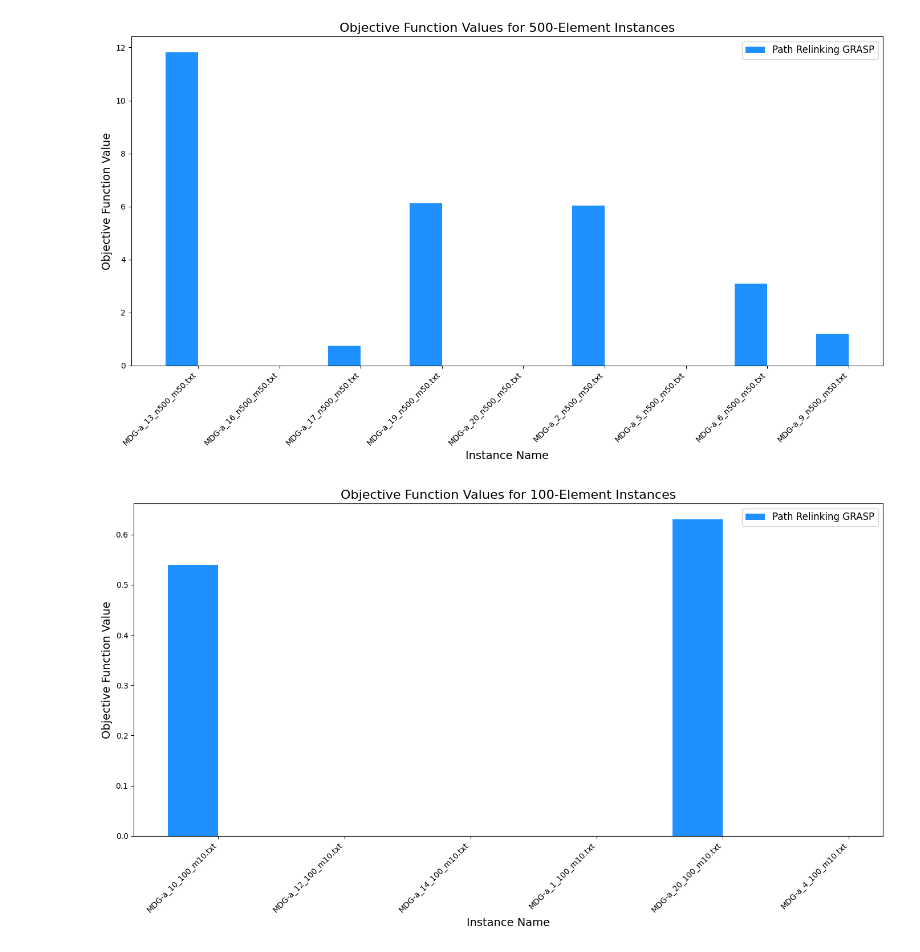
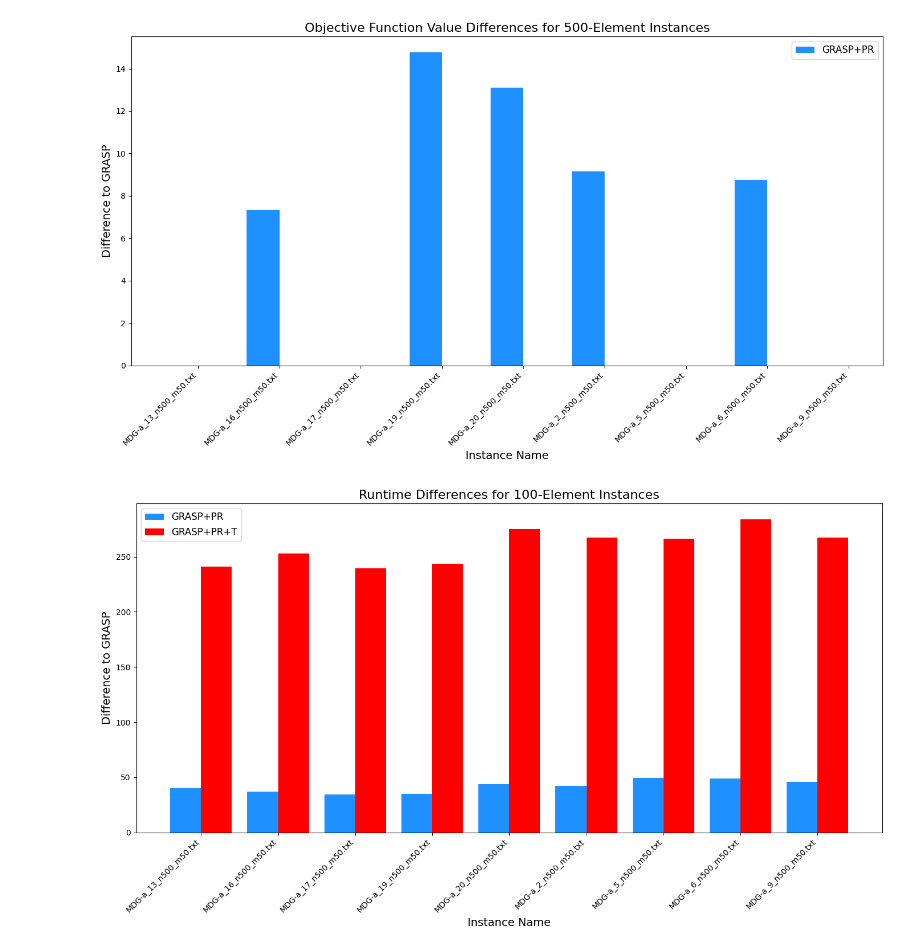
Before and after one commit to FlorianSp2000/maximum-diversity-problem, a Jupyter notebook: data_analysis/result_analysis.ipynb, the cells around one changed output. Cells and saved outputs as stored; diff of their text form; code cells hidden in the pictures.

```diff
--- a/data_analysis/result_analysis.ipynb
+++ b/data_analysis/result_analysis.ipynb
@@ -5,7 +5,7 @@ import seaborn as sns
 # %%
 csv1_path = "../results/empirical_results_pr_48_17_14_01_2025.csv"
 csv2_path = "../results/empirical_results_grasp_39_17_14_01_2025.csv"
-csv3_path = "../results/empirical_results_tabu_19_19_14_01_2025.csv"
+csv3_path = "../results/empirical_results_tabu_35_19_14_01_2025.csv"
 
 
 df1 = pd.read_csv(csv1_path)
@@ -39,9 +39,5 @@ comparison_df["instance_size"] = comparison_df["instance_name"].apply(
     lambda x: "500" if "n500" in x else "100"
 )
 
-# Calculate differences
-comparison_df["objective_diff"] = comparison_df["objective_value_pr"] - comparison_df["objective_value_grasp"]
-comparison_df["runtime_diff"] = comparison_df["runtime_pr"] - comparison_df["runtime_grasp"]
-
 comparison_df
 # %% [output]
@@ -64,10 +60,14 @@ comparison_df
 # %%
 # Calculate differences
-comparison_df["objective_diff"] = comparison_df["objective_value_pr"] - comparison_df["objective_value_grasp"]
-comparison_df["runtime_diff"] = comparison_df["runtime_pr"] - comparison_df["runtime_grasp"]
+comparison_df["objective_diff_pr"] = comparison_df["objective_value_pr"] - comparison_df["objective_value_grasp"]
+comparison_df["runtime_diff_pr"] = comparison_df["runtime_pr"] - comparison_df["runtime_grasp"]
+
+comparison_df["objective_diff_tabu"] = comparison_df["objective_value_tabu"] - comparison_df["objective_value_grasp"]
+comparison_df["runtime_diff_tabu"] = comparison_df["runtime_tabu"] - comparison_df["runtime_grasp"]
+
 
 # Summary statistics
 print("Summary Statistics:")
-print(comparison_df[["objective_diff", "runtime_diff"]].describe())
+print(comparison_df[["objective_diff_pr", "runtime_diff_pr", "objective_diff_tabu", "runtime_diff_tabu"]].describe())
 # %% [output]
 Summary Statistics:
@@ -136,44 +151,46 @@ comparison_df["instance_size"] = comparison_df["instance_name"].apply(
 
 # Split the data into 500-element and 100-element instances
 df_500 = comparison_df[comparison_df["instance_size"] == "500"]
 df_100 = comparison_df[comparison_df["instance_size"] == "100"]
 
 # Plot Objective Function (OF) values for 500-element instances
 plt.figure(figsize=(14, 8))
 df_500 = df_500.sort_values("instance_name")
 bar_width = 0.4
 x = range(len(df_500))
 x_pr = [i - bar_width / 2 for i in x]
 x_grasp = [i + bar_width / 2 for i in x]
 
-plt.bar(x_pr, df_500["objective_diff"], width=bar_width, label="Path Relinking GRASP", color="dodgerblue")
-# plt.bar(x_grasp, df_500["objective_value_grasp"], width=bar_width, label="GRASP", color="orange")
+plt.bar(x_pr, df_500["objective_diff_pr"], width=bar_width, label="GRASP+PR", color="dodgerblue")
+# plt.bar(x_grasp, df_500["objective_diff_tabu"], width=bar_width, label="GRASP+PR+T", color="red")
 
-plt.title("Objective Function Values for 500-Element Instances", fontsize=16)
+plt.title("Objective Function Value Differences for 500-Element Instances", fontsize=16)
 plt.xlabel("Instance Name", fontsize=14)
-plt.ylabel("Objective Function Value", fontsize=14)
+plt.ylabel("Difference to GRASP", fontsize=14)
 plt.xticks(ticks=x, labels=df_500["instance_name"], rotation=45, ha="right", fontsize=10)
 plt.legend(fontsize=12)
 plt.tight_layout()
 plt.show()
 
 # Plot Objective Function (OF) values for 100-element instances
 plt.figure(figsize=(14, 8))
 df_100 = df_100.sort_values("instance_name")
-x = range(len(df_100))
+#x = range(len(df_100))
+x = range(len(df_500))
 x_pr = [i - bar_width / 2 for i in x]
 x_grasp = [i + bar_width / 2 for i in x]
 
-plt.bar(x_pr, df_100["objective_diff"], width=bar_width, label="Path Relinking GRASP", color="dodgerblue")
-# plt.bar(x_grasp, df_100["objective_value_grasp"], width=bar_width, label="GRASP", color="orange")
+plt.bar(x_pr, df_500["runtime_diff_pr"], width=bar_width, label="GRASP+PR", color="dodgerblue")
+plt.bar(x_grasp, df_500["runtime_diff_tabu"], width=bar_width, label="GRASP+PR+T", color="red")
 
-plt.title("Objective Function Values for 100-Element Instances", fontsize=16)
-plt.xlabel("Instance Name", fontsize=14)
-plt.ylabel("Objective Function Value", fontsize=14)
-plt.xticks(ticks=x, labels=df_100["instance_name"], rotation=45, ha="right", fontsize=10)
-plt.legend(fontsize=12)
+plt.title("Runtime Differences for 100-Element Instances", fontsize=20)
+plt.xlabel("Instance Name", fontsize=18)
+plt.ylabel("Difference to GRASP", fontsize=18)
+plt.xticks(ticks=x, labels=df_500["instance_name"], rotation=45, ha="right", fontsize=14)
+plt.legend(fontsize=16)
 plt.tight_layout()
+plt.savefig("runtime_differences_plot.pdf", format="pdf")
 plt.show()
 # %% [output]
-[figure, old version]
+[figure, new version]
-[figure, old version]
+[figure, new version]
```
Also changed, not shown: parts of 4 cells of this notebook, 1 other file.
